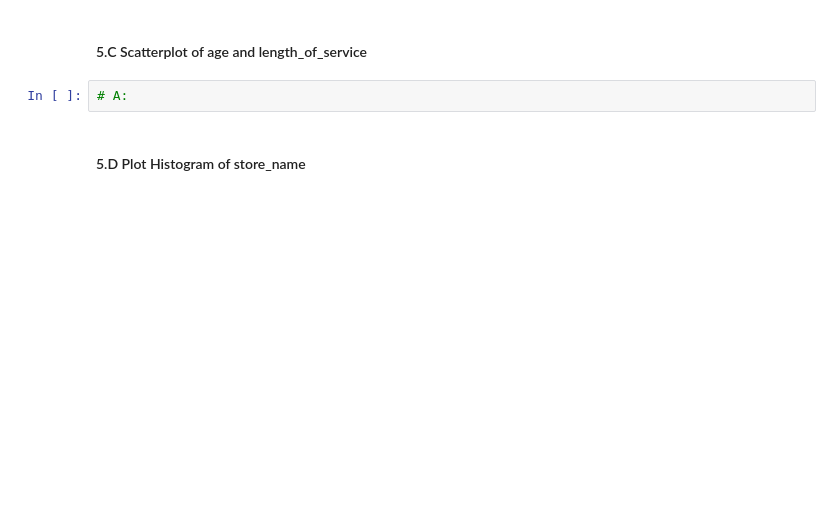
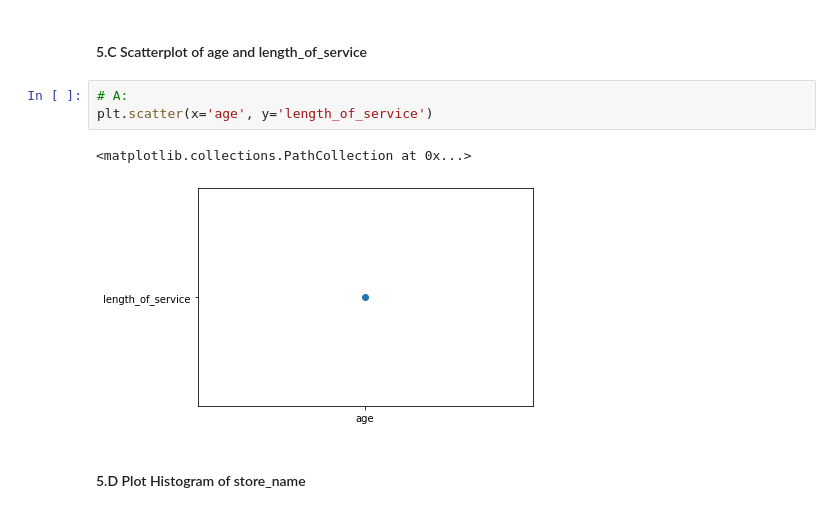
Before and after one commit to MaryNguyen94/Institute-of-Data, a Jupyter notebook: Lab/Lab 1.2.2 Pandas Lab.ipynb, the cells around one changed output. Drawn from its saved outputs; the diff is of its cells as text; blank space fills up the shorter version.

```diff
--- a/Lab/Lab 1.2.2 Pandas Lab.ipynb
+++ b/Lab/Lab 1.2.2 Pandas Lab.ipynb
@@ -326,7 +348,11 @@ df[df.job_title=="CEO"].groupby('age')
 # %% [markdown]
 #### 5.C Scatterplot of age and length_of_service
-# %%
-# A:
+# %%
+# A:
+plt.scatter(x='age', y='length_of_service')
+# %% [output]
+<matplotlib.collections.PathCollection at 0x...>
+[figure, added]
 # %% [markdown]
 #### 5.D Plot Histogram of store_name
 # %%
```
Also changed, not shown: parts of 5 cells of this notebook.
